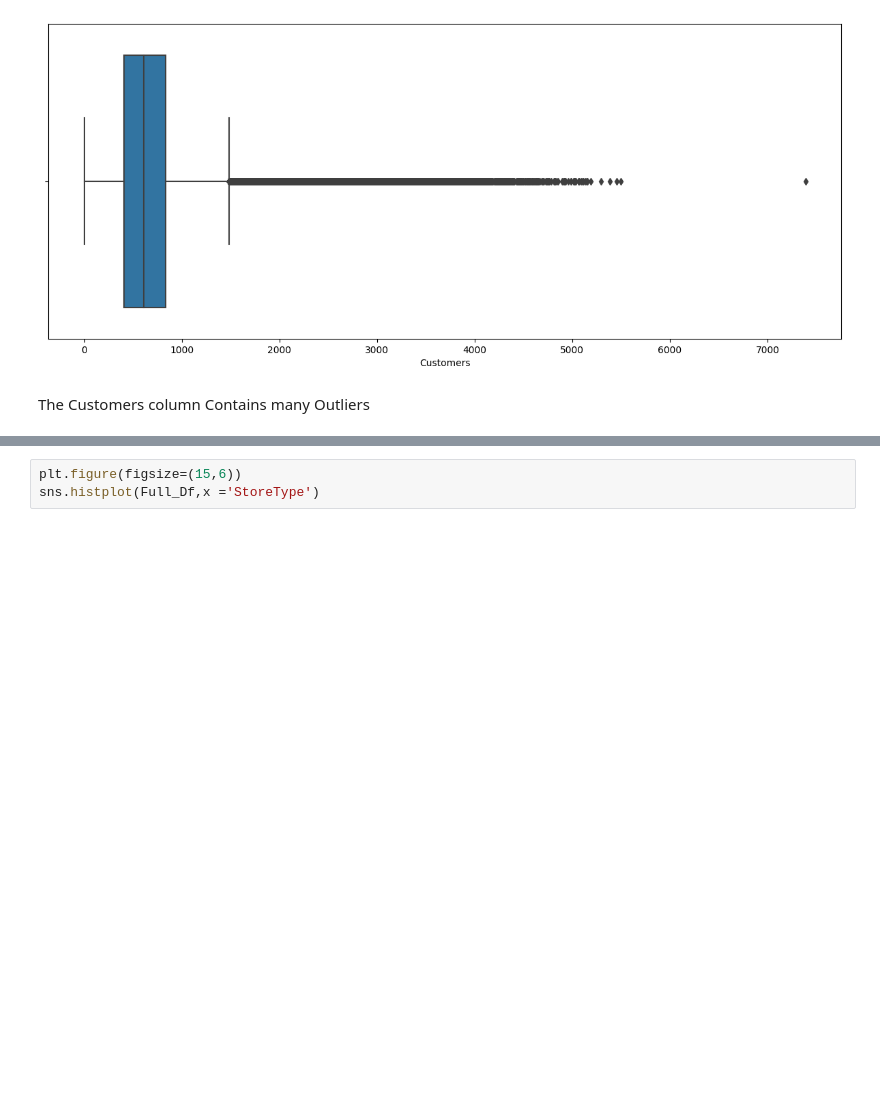
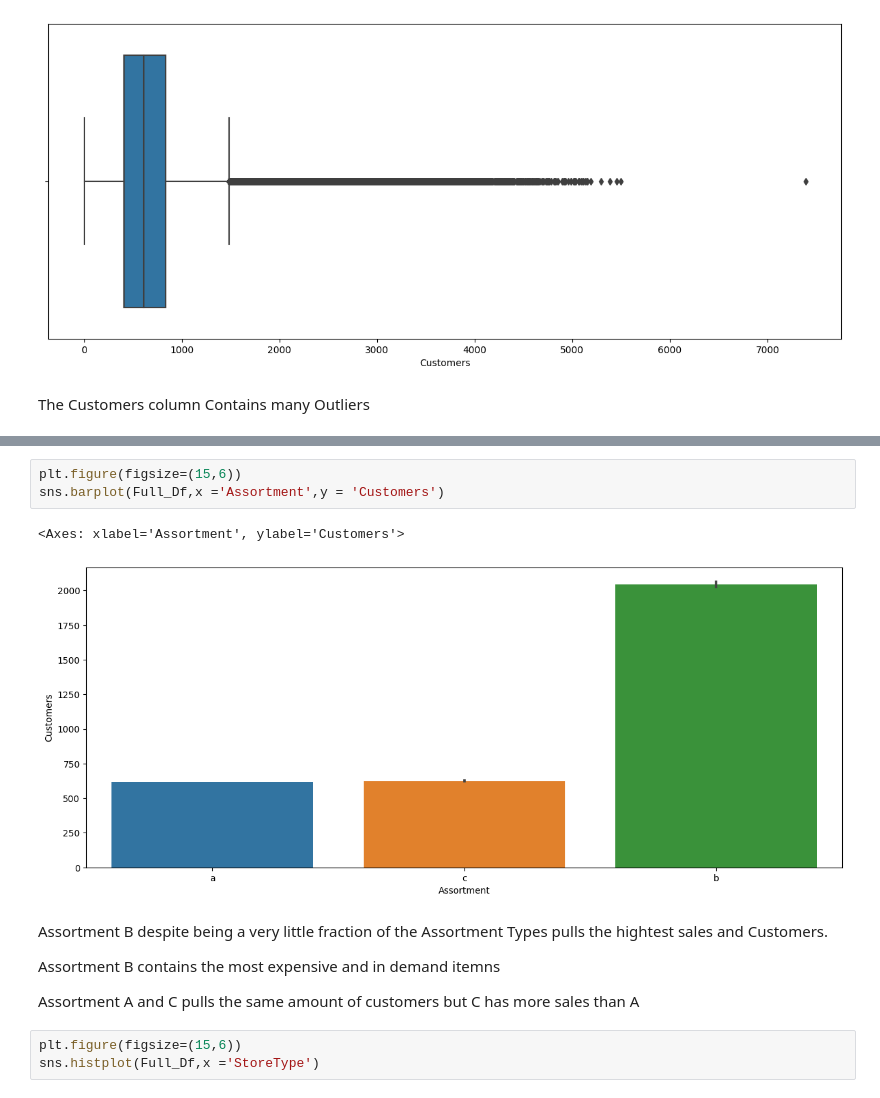
Before and after one commit to SaamarthMeston/Capstone-Project-2---Rossmann-s-sales-prediction, a Jupyter notebook: Rossmann_Sales_Prediction_Capstone_Project.ipynb, the cells around one changed output, grey strips where cells are left out. Saved outputs shown, nothing was run; the diff lists cells and outputs as text; blank space fills up the shorter version.

```diff
--- a/Rossmann_Sales_Prediction_Capstone_Project.ipynb
+++ b/Rossmann_Sales_Prediction_Capstone_Project.ipynb
@@ -537,3 +588,15 @@ The Customers column Contains many Outliers
+# %%
+plt.figure(figsize=(15,6))
+sns.barplot(Full_Df,x ='Assortment',y = 'Customers')
+# %% [output]
+<Axes: xlabel='Assortment', ylabel='Customers'>
+[figure, added]
+# %% [markdown]
+Assortment B despite being a very little fraction of the Assortment Types pulls the hightest sales and Customers.
+
+Assortment B contains the most expensive and in demand itemns
+
+Assortment A and C pulls the same amount of customers but C has more sales than A
 # %%
 plt.figure(figsize=(15,6))
 sns.histplot(Full_Df,x ='StoreType')
```
Also changed, not shown: parts of 79 cells of this notebook.
